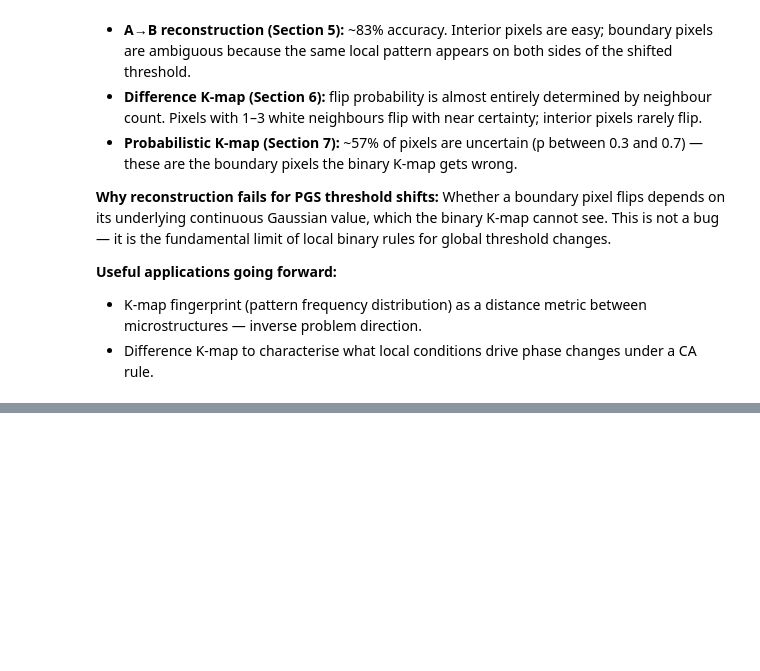
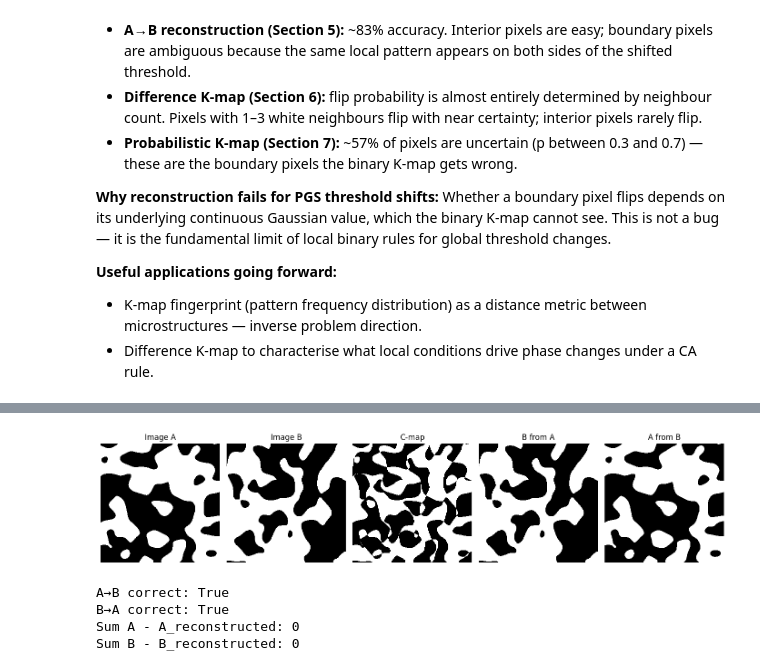
Before and after one commit to ioanb16/Growing-virtual-materials-cellular-automata-meets-geostatistics, a Jupyter notebook: k-map-practice.ipynb, the cells around one changed output, grey strips where cells are left out. Cells and saved outputs as stored; diff of their text form; code cells hidden in the pictures; blank space fills up the shorter version.

```diff
--- a/k-map-practice.ipynb
+++ b/k-map-practice.ipynb
@@ -272,0 +423,46 @@ Whether a boundary pixel flips depends on its underlying continuous Gaussian val
+# %%
+
+import numpy as np
+import matplotlib.pyplot as plt
+from pgs_tools import make_gaussian_fields, make_lithotype_map
+
+# Generate two PGS lithotype maps — Mat1=0 makes them binary (phases 1 and 2 only)
+f1a, f2a = make_gaussian_fields(grid_size=1024, seed_1=0, seed_2=1, len_scale_1=[80,80], len_scale_2=[80,80])
+f1b, f2b = make_gaussian_fields(grid_size=1024, seed_1=5, seed_2=6, len_scale_1=[80,80], len_scale_2=[80,80])
+
+litho_A = make_lithotype_map(f1a, f2a, Mat1=0, Mat2=0.5, Mat3=0.5)
+litho_B = make_lithotype_map(f1b, f2b, Mat1=0, Mat2=0.5, Mat3=0.5)
+
+# Convert to binary (phase 2 → 1, phase 1 → 0)
+A = (litho_A == 2).astype(int)
+B = (litho_B == 2).astype(int)
+
+# C-map and reconstruction
+C_map  = (A != B).astype(int)
+B_from_A = A ^ C_map
+A_from_B = B ^ C_map
+
+# Plot
+fig, axes = plt.subplots(1, 5, figsize=(14, 3))
+for ax, img, title in zip(axes, [A, B, C_map, B_from_A, A_from_B],
+                                 ['Image A', 'Image B', 'C-map', 'B from A', 'A from B']):
+    ax.imshow(img, cmap='gray', vmin=0, vmax=1, interpolation='nearest')
+    ax.set_title(title)
+    ax.axis('off')
+plt.tight_layout()
+plt.show()
+
+print("A→B correct:", np.array_equal(B_from_A, B))
+print("B→A correct:", np.array_equal(A_from_B, A))
+
+diff_A = A - A_from_B
+diff_B = B - B_from_A
+
+print("Sum A - A_reconstructed:", diff_A.sum())
+print("Sum B - B_reconstructed:", diff_B.sum())
+# %% [output]
+[figure, added]
+A→B correct: True
+B→A correct: True
+Sum A - A_reconstructed: 0
+Sum B - B_reconstructed: 0
```
Also changed, not shown: parts of 12 cells of this notebook.
